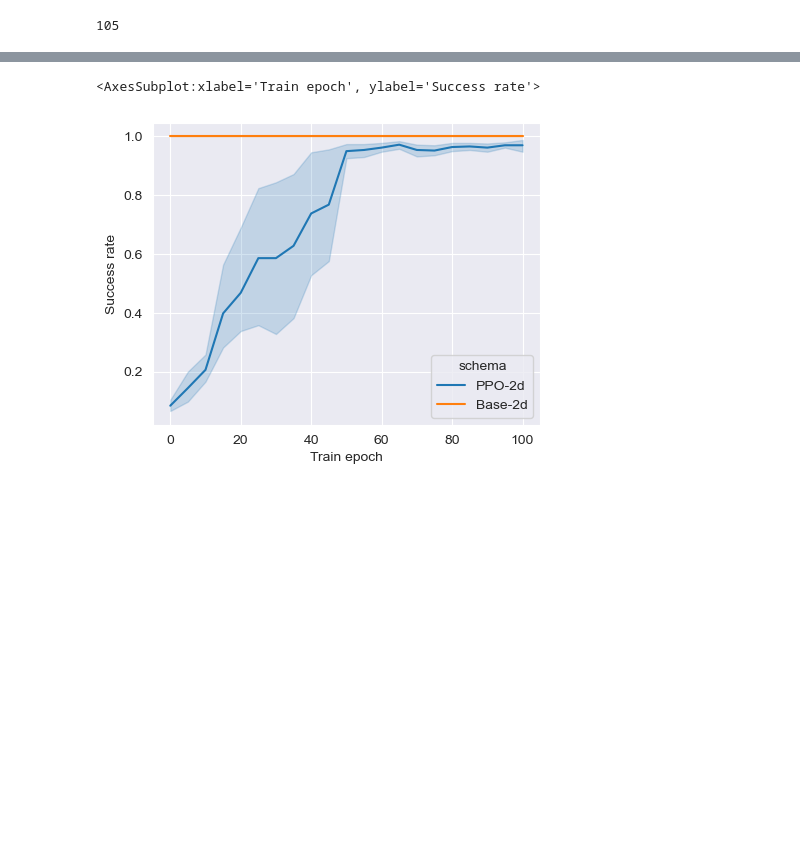
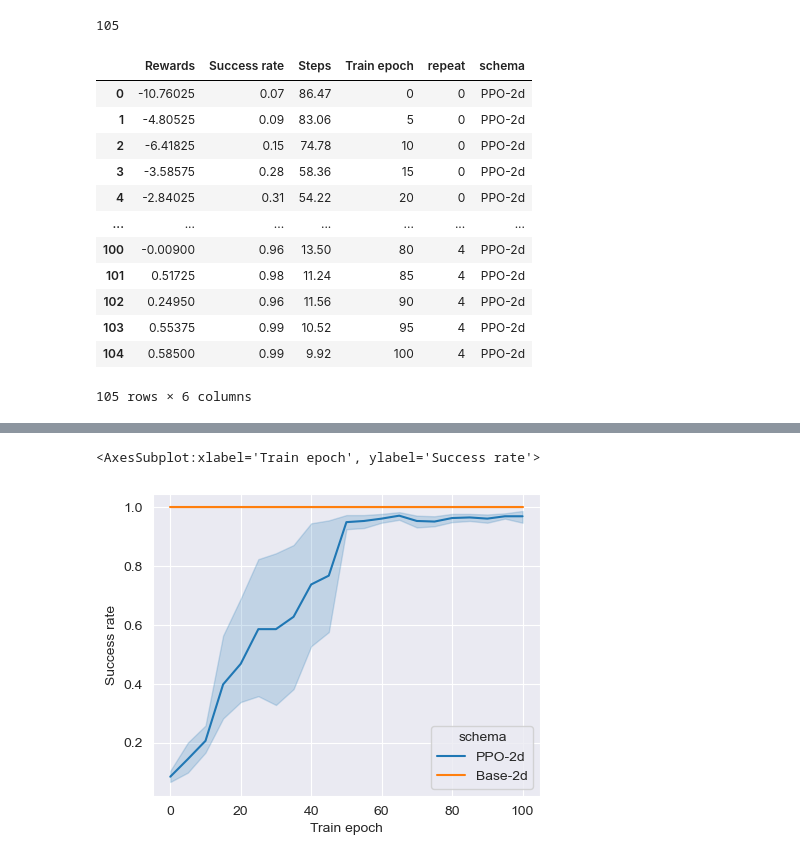
Before and after one commit to Polaris-Yang/MARL-DMFB, a Jupyter notebook: drawRes_meda/DrawRes.ipynb, the cells around one changed output, grey strips where cells are left out. Cells and saved outputs as stored; diff of their text form; code cells hidden in the pictures; blank space fills up the shorter version.

```diff
--- a/drawRes_meda/DrawRes.ipynb
+++ b/drawRes_meda/DrawRes.ipynb
@@ -53 +53,17 @@ totaldata2d = pd.concat([ppodata2d,basedata2d],axis=0)
+# %%
+ppodata2d
+# %% [output]
+|  | Rewards | Success rate | Steps | Train epoch | repeat | schema |
+| 0 | -10.76025 | 0.07 | 86.47 | 0 | 0 | PPO-2d |
+| 1 | -4.80525 | 0.09 | 83.06 | 5 | 0 | PPO-2d |
+| 2 | -6.41825 | 0.15 | 74.78 | 10 | 0 | PPO-2d |
+| 3 | -3.58575 | 0.28 | 58.36 | 15 | 0 | PPO-2d |
+| 4 | -2.84025 | 0.31 | 54.22 | 20 | 0 | PPO-2d |
+| ... | ... | ... | ... | ... | ... | ... |
+| 100 | -0.00900 | 0.96 | 13.50 | 80 | 4 | PPO-2d |
+| 101 | 0.51725 | 0.98 | 11.24 | 85 | 4 | PPO-2d |
+| 102 | 0.24950 | 0.96 | 11.56 | 90 | 4 | PPO-2d |
+| 103 | 0.55375 | 0.99 | 10.52 | 95 | 4 | PPO-2d |
+| 104 | 0.58500 | 0.99 | 9.92 | 100 | 4 | PPO-2d |
+105 rows × 6 columns
 # %%
```
Also changed, not shown: parts of 6 cells of this notebook.
